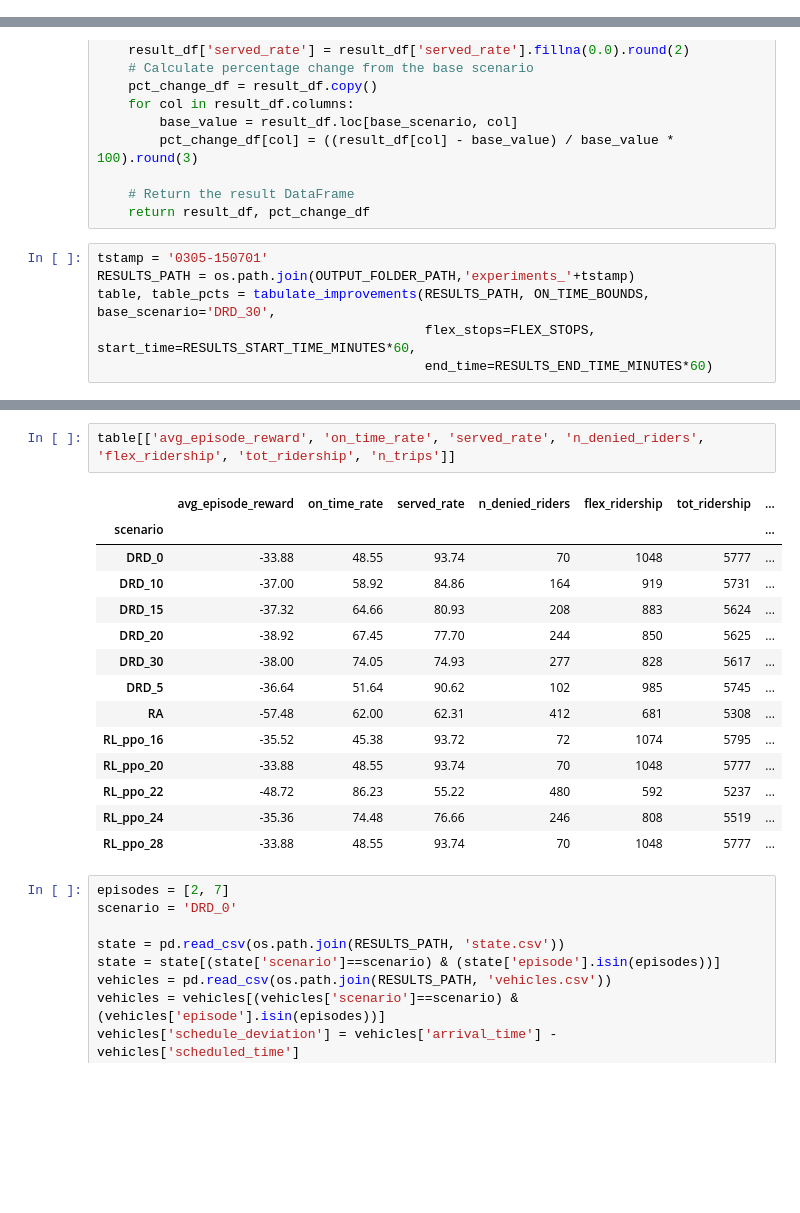
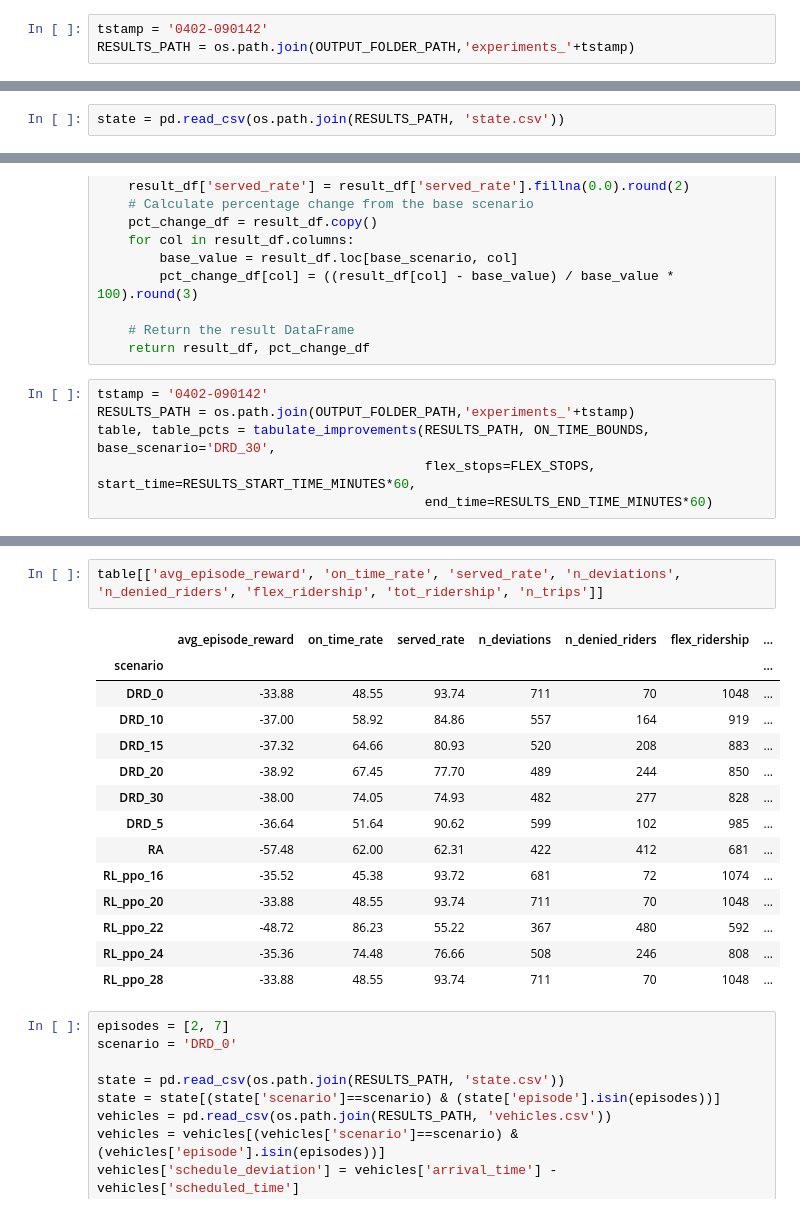
Before and after one commit to joerovar/flex-bus-sim, a Jupyter notebook: results.ipynb, the cells around one changed output, grey strips where cells are left out. Drawn from its saved outputs; the diff is of its cells as text; blank space fills up the shorter version.

```diff
--- a/results.ipynb
+++ b/results.ipynb
@@ -36,2 +38,5 @@ plot_minimum_requests_per_delay()
 # %% [markdown]
 ### all scenarios
+# %%
+tstamp = '0402-090142'
+RESULTS_PATH = os.path.join(OUTPUT_FOLDER_PATH,'experiments_'+tstamp)
@@ -37,0 +47,2 @@ plot_minimum_requests_per_delay()
+# %%
+state = pd.read_csv(os.path.join(RESULTS_PATH, 'state.csv'))
@@ -110,7 +145,7 @@ def tabulate_improvements(results_path, on_time_bounds: list, base_scenario: str
     # Return the result DataFrame
     return result_df, pct_change_df
 # %%
-tstamp = '0305-150701'
+tstamp = '0402-090142'
 RESULTS_PATH = os.path.join(OUTPUT_FOLDER_PATH,'experiments_'+tstamp)
 table, table_pcts = tabulate_improvements(RESULTS_PATH, ON_TIME_BOUNDS, base_scenario='DRD_30',
                                           flex_stops=FLEX_STOPS, start_time=RESULTS_START_TIME_MINUTES*60,
@@ -132,20 +189,20 @@ for i, txt in enumerate(table.index):
 # %%
-table[['avg_episode_reward', 'on_time_rate', 'served_rate', 'n_denied_riders', 'flex_ridership', 'tot_ridership', 'n_trips']]
+table[['avg_episode_reward', 'on_time_rate', 'served_rate', 'n_deviations', 'n_denied_riders', 'flex_ridership', 'tot_ridership', 'n_trips']]
 # %% [output]
-|  | avg_episode_reward | on_time_rate | served_rate | n_denied_riders | flex_ridership | tot_ridership | ... |
+|  | avg_episode_reward | on_time_rate | served_rate | n_deviations | n_denied_riders | flex_ridership | ... |
 | scenario |  |  |  |  |  |  | ... |
-| DRD_0 | -33.88 | 48.55 | 93.74 | 70 | 1048 | 5777 | ... |
-| DRD_10 | -37.00 | 58.92 | 84.86 | 164 | 919 | 5731 | ... |
-| DRD_15 | -37.32 | 64.66 | 80.93 | 208 | 883 | 5624 | ... |
-| DRD_20 | -38.92 | 67.45 | 77.70 | 244 | 850 | 5625 | ... |
-| DRD_30 | -38.00 | 74.05 | 74.93 | 277 | 828 | 5617 | ... |
-| DRD_5 | -36.64 | 51.64 | 90.62 | 102 | 985 | 5745 | ... |
-| RA | -57.48 | 62.00 | 62.31 | 412 | 681 | 5308 | ... |
-| RL_ppo_16 | -35.52 | 45.38 | 93.72 | 72 | 1074 | 5795 | ... |
-| RL_ppo_20 | -33.88 | 48.55 | 93.74 | 70 | 1048 | 5777 | ... |
-| RL_ppo_22 | -48.72 | 86.23 | 55.22 | 480 | 592 | 5237 | ... |
-| RL_ppo_24 | -35.36 | 74.48 | 76.66 | 246 | 808 | 5519 | ... |
-| RL_ppo_28 | -33.88 | 48.55 | 93.74 | 70 | 1048 | 5777 | ... |
+| DRD_0 | -33.88 | 48.55 | 93.74 | 711 | 70 | 1048 | ... |
+| DRD_10 | -37.00 | 58.92 | 84.86 | 557 | 164 | 919 | ... |
+| DRD_15 | -37.32 | 64.66 | 80.93 | 520 | 208 | 883 | ... |
+| DRD_20 | -38.92 | 67.45 | 77.70 | 489 | 244 | 850 | ... |
+| DRD_30 | -38.00 | 74.05 | 74.93 | 482 | 277 | 828 | ... |
+| DRD_5 | -36.64 | 51.64 | 90.62 | 599 | 102 | 985 | ... |
+| RA | -57.48 | 62.00 | 62.31 | 422 | 412 | 681 | ... |
+| RL_ppo_16 | -35.52 | 45.38 | 93.72 | 681 | 72 | 1074 | ... |
+| RL_ppo_20 | -33.88 | 48.55 | 93.74 | 711 | 70 | 1048 | ... |
+| RL_ppo_22 | -48.72 | 86.23 | 55.22 | 367 | 480 | 592 | ... |
+| RL_ppo_24 | -35.36 | 74.48 | 76.66 | 508 | 246 | 808 | ... |
+| RL_ppo_28 | -33.88 | 48.55 | 93.74 | 711 | 70 | 1048 | ... |
 # %%
 episodes = [2, 7]
 scenario = 'DRD_0'
```
Also changed, not shown: parts of 10 cells of this notebook, 8 other files.
